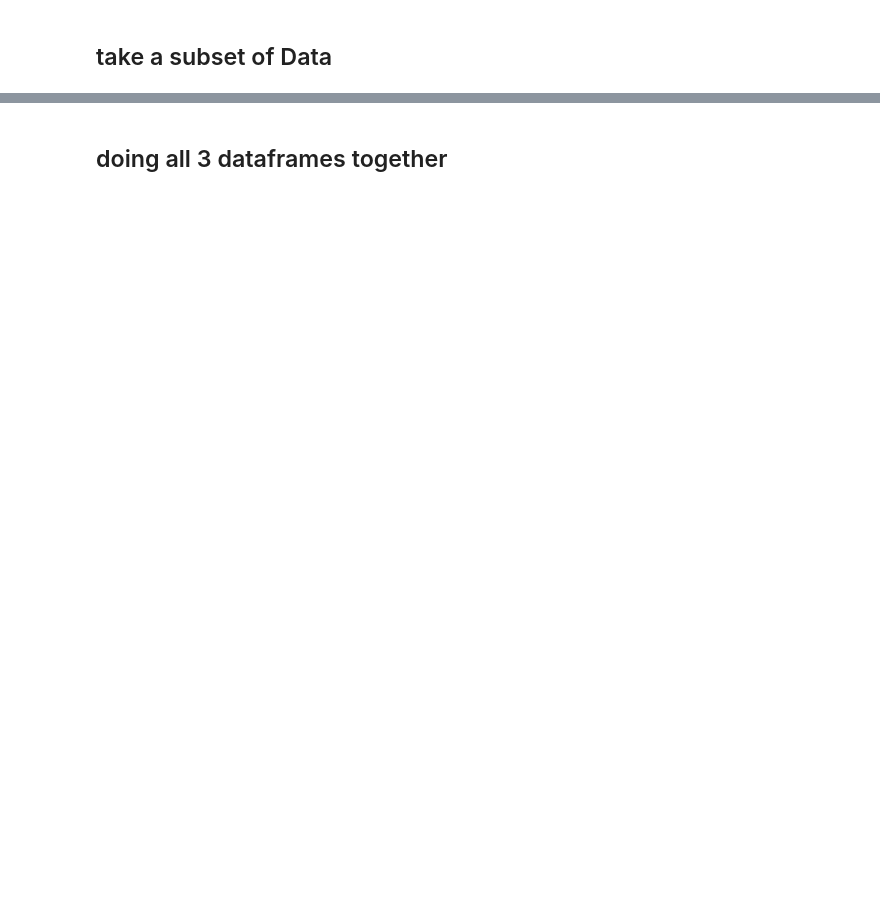
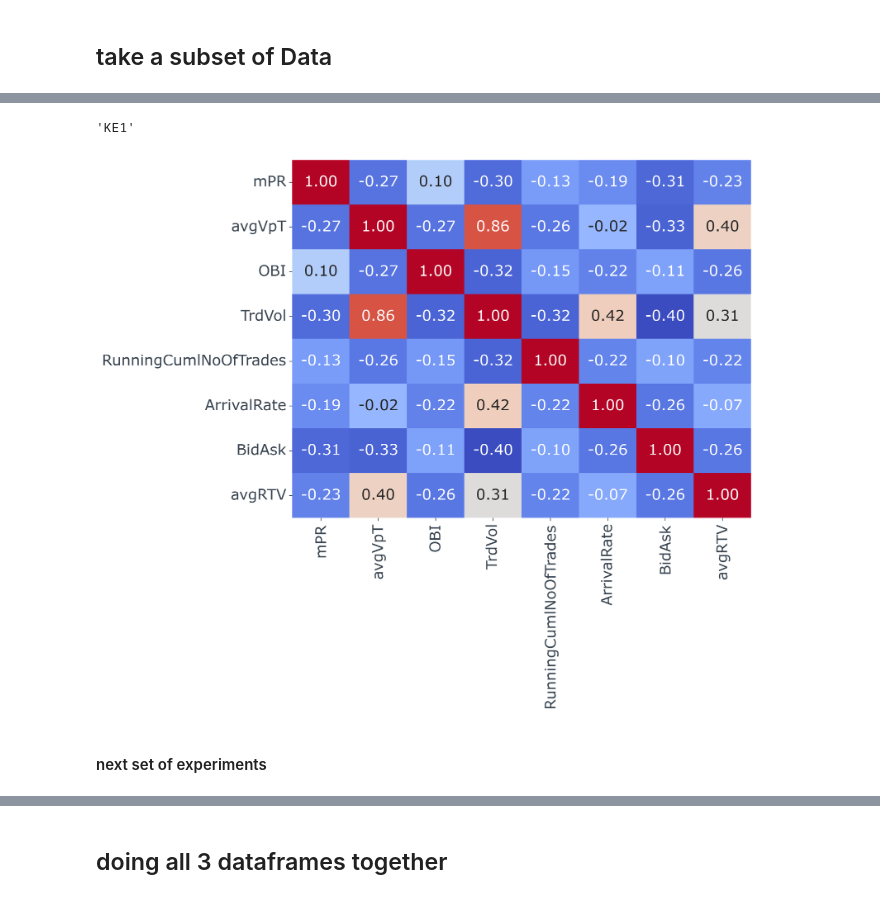
Before and after one commit to andreas-koukorinis/PaperCode, a Jupyter notebook: stylised_facts/Notebooks/Correlation Experiments/MFDCCA for Shifted Variables.ipynb, the cells around one changed output, grey strips where cells are left out. Drawn from its saved outputs; the diff is of its cells as text; code cells hidden in the pictures; blank space fills up the shorter version.

```diff
--- a/stylised_facts/Notebooks/Correlation Experiments/MFDCCA for Shifted Variables.ipynb
+++ b/stylised_facts/Notebooks/Correlation Experiments/MFDCCA for Shifted Variables.ipynb
@@ -117,0 +225,14 @@ medianDF = pd.read_pickle('/media/ak/Data/InterestRateFuturesData/MFDCCA/median_
+# %%
+name_mapping = {
+    'microPriceReturns':'mPR',
+    'averageVolumePerTrade':'avgVpT',
+    'OrderBookImbalance':'OBI',
+    'MeanRelativeTickVolume':'avgRTV',
+    'TradedVolume':'TrdVol',
+    'OrderBookImbalance' : 'OBI',
+    'MeanRelativeTickVolume' : 'avgRTV',
+    'BASpread': 'BidAsk'}
+# %%
+median_df =median_df.rename(columns=name_mapping)
+# %%
+corr = median_df.corr()
@@ -138,16 +270,29 @@ def create_heatmap(df, tick_fontsize):
 
     # Create the heatmap
     plt.figure(figsize=(10, 8), dpi=300) # Set the size of the figure
-    ax = sns.heatmap(df.corr(), cmap='coolwarm', annot=True, fmt='.2f', cbar=False)
+    ax = sns.heatmap(df.corr(), cmap='coolwarm', annot=True, annot_kws={"size": 18}, fmt='.2f', cbar=False)
 
     # Set the font size of the x and y tick labels
     ax.tick_params(axis='x', labelsize=tick_fontsize)
     ax.tick_params(axis='y', labelsize=tick_fontsize)
+    title = str(symbols[symbolIdx])+'_base_correl_heatmap.png'
+    fig_location = os.path.join(figuresLocation , title)
+    plt.savefig(fig_location)
+
+
 
     # Show the plot
     plt.show()
+# %%
+symbols[symbolIdx]
+# %% [output]
+'KE1'
 # %%
-create_heatmap(medianDF, tick_fontsize=10)
+create_heatmap(corr, tick_fontsize=18)
+# %% [output]
+[figure, added]
+# %% [markdown]
+#### next set of experiments ####
 # %%
 def create_heatmap_too(df, symbol, tick_fontsize=12):
     """
```
Also changed, not shown: parts of 34 cells of this notebook, 1 other file.
